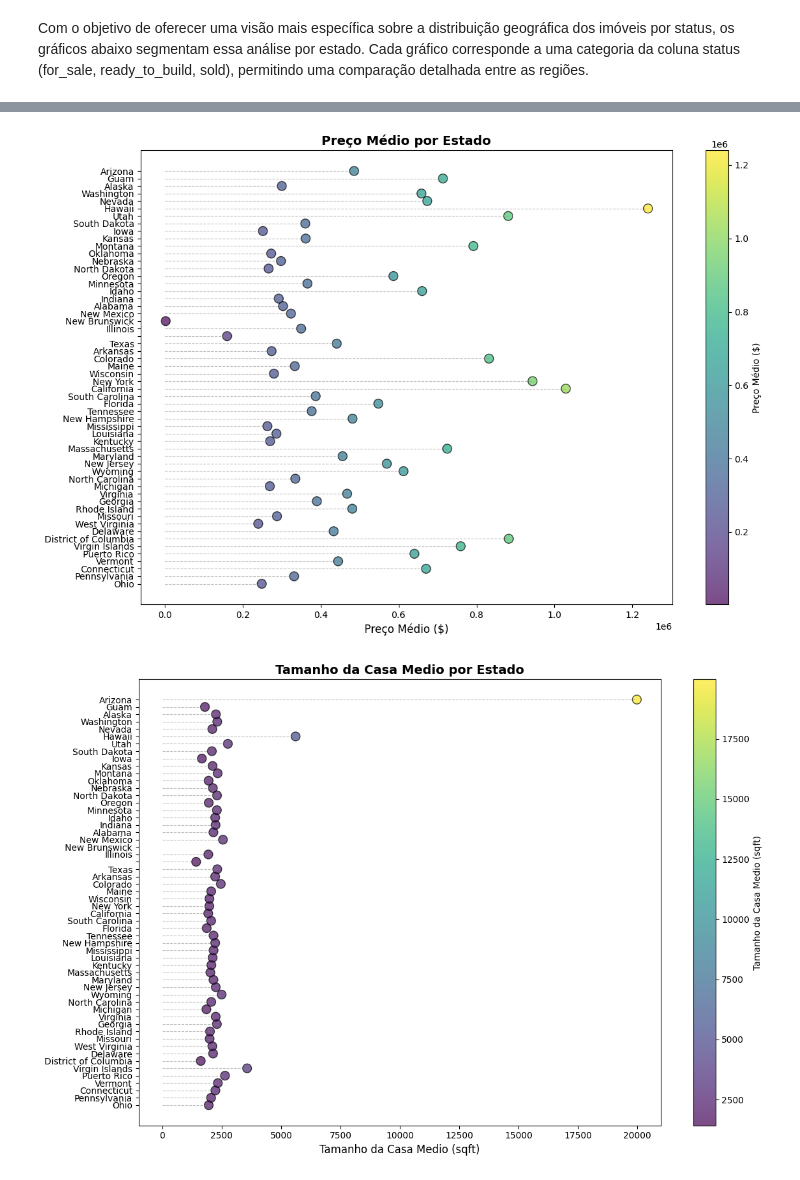
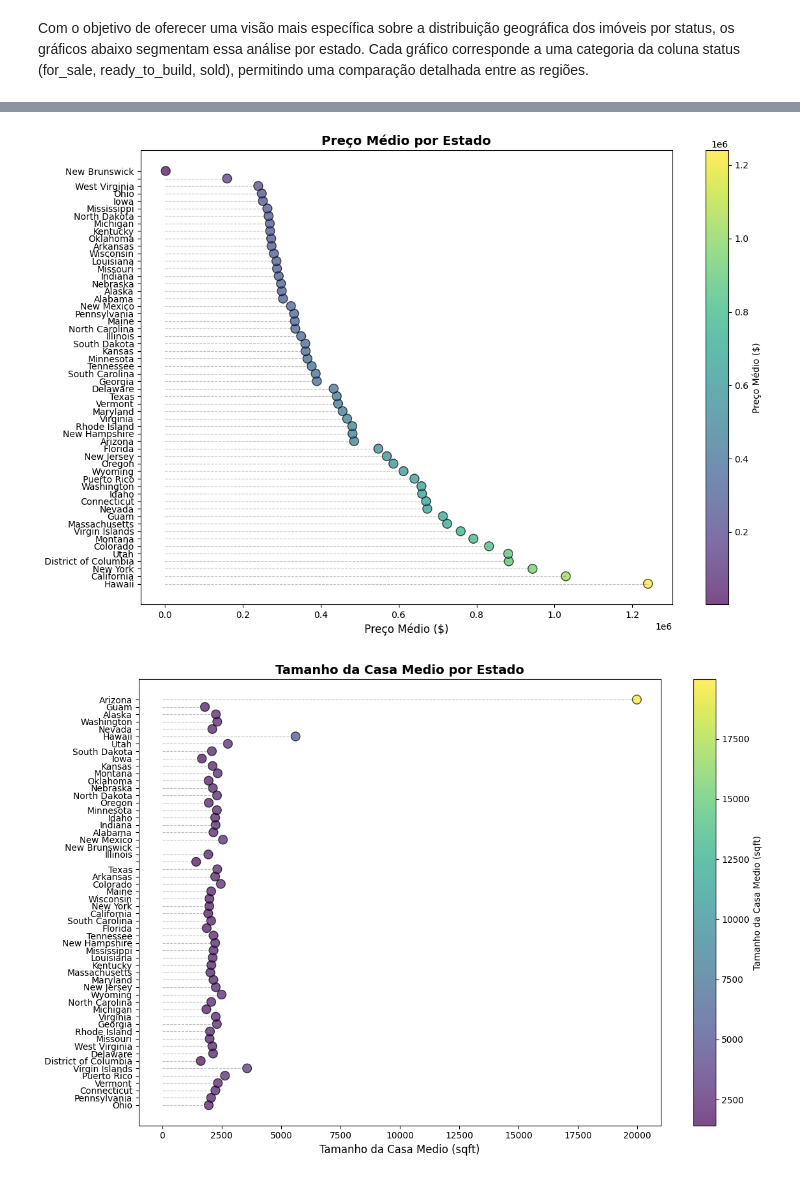
Before and after one commit to leopadre/real-estate-etl-vizualization, a Jupyter notebook: Data Layer/raw/analytcs.ipynb, the cells around one changed output, grey strips where cells are left out. Drawn from its saved outputs; the diff is of its cells as text; code cells hidden in the pictures.

```diff
--- a/Data Layer/raw/analytcs.ipynb
+++ b/Data Layer/raw/analytcs.ipynb
@@ -288,33 +288,34 @@ Os dois graficos abaixo (Preço Mẽdio por Estado / Tamanho da Casa Médio por
 # %%
 aux = df.groupBy('state').agg(psql.functions.round(psql.functions.avg('price'), 2).alias('price_media')).toPandas()
+aux = aux.sort_values(by='price_media', ascending=False)
 
 fig, ax = plt.subplots(figsize=(12, 8))
 
 state_to_num = {state: i for i, state in enumerate(aux['state'])}
 aux['state_num'] = aux['state'].map(state_to_num)
 
 scatter = ax.scatter(aux['price_media'], aux['state_num'],
                      c=aux['price_media'],
                      cmap='viridis',
                      s=100,
                      alpha=0.7,
                      edgecolors='black')
 
 for price, y in zip(aux['price_media'], aux['state_num']):
     ax.hlines(y=y, xmin=0, xmax=price,
               colors='gray', linestyles='dashed', alpha=0.5, linewidth=0.8)
 
 ax.set_yticks(range(len(aux['state'])))
 ax.set_yticklabels(aux['state'])
 ax.set_xlabel('Preço Médio ($)', fontsize=12)
 ax.set_title('Preço Médio por Estado', fontsize=14, fontweight='bold')
 
 plt.colorbar(scatter, label='Preço Médio ($)')
 
 plt.tight_layout()
 plt.show()
 # %% [output]
-[figure, old version]
+[figure, new version]
 # %%
 aux = df.groupBy('state').agg(psql.functions.round(psql.functions.avg('house_size'), 2).alias('hs_media')).toPandas()
 
```
Also changed, not shown: parts of 8 cells of this notebook.
